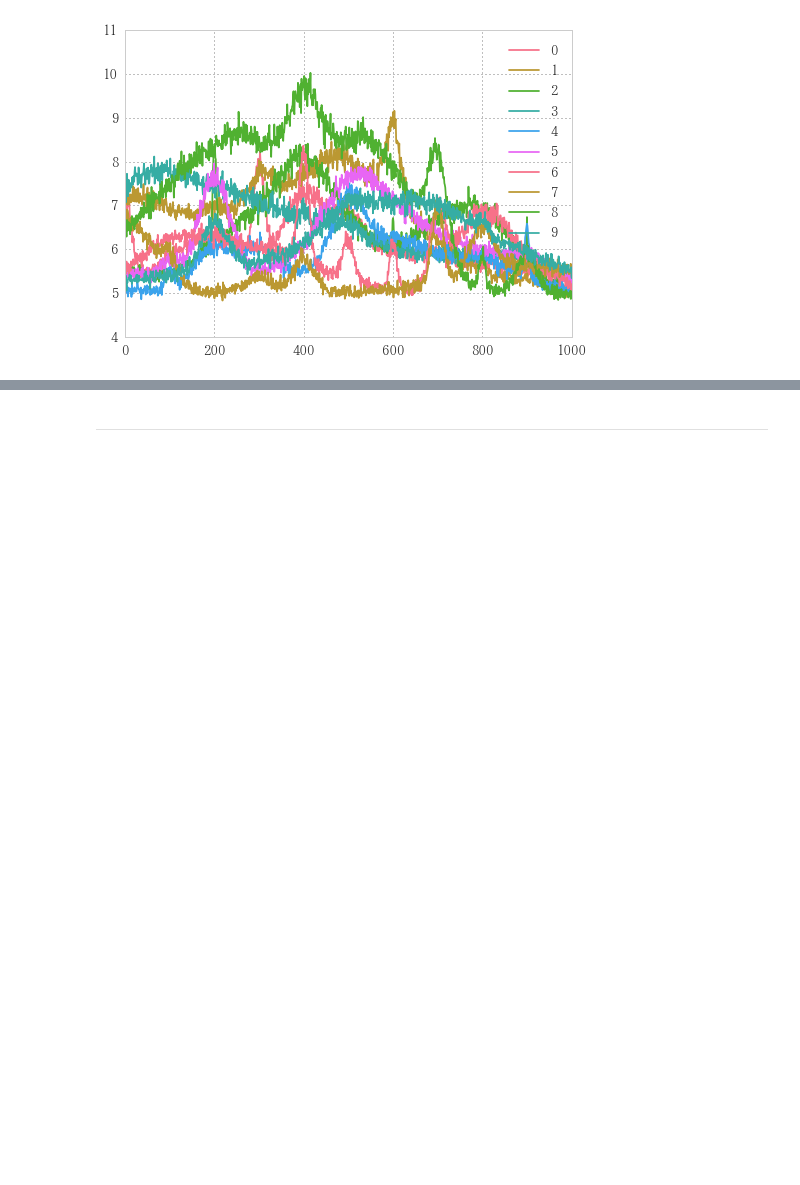
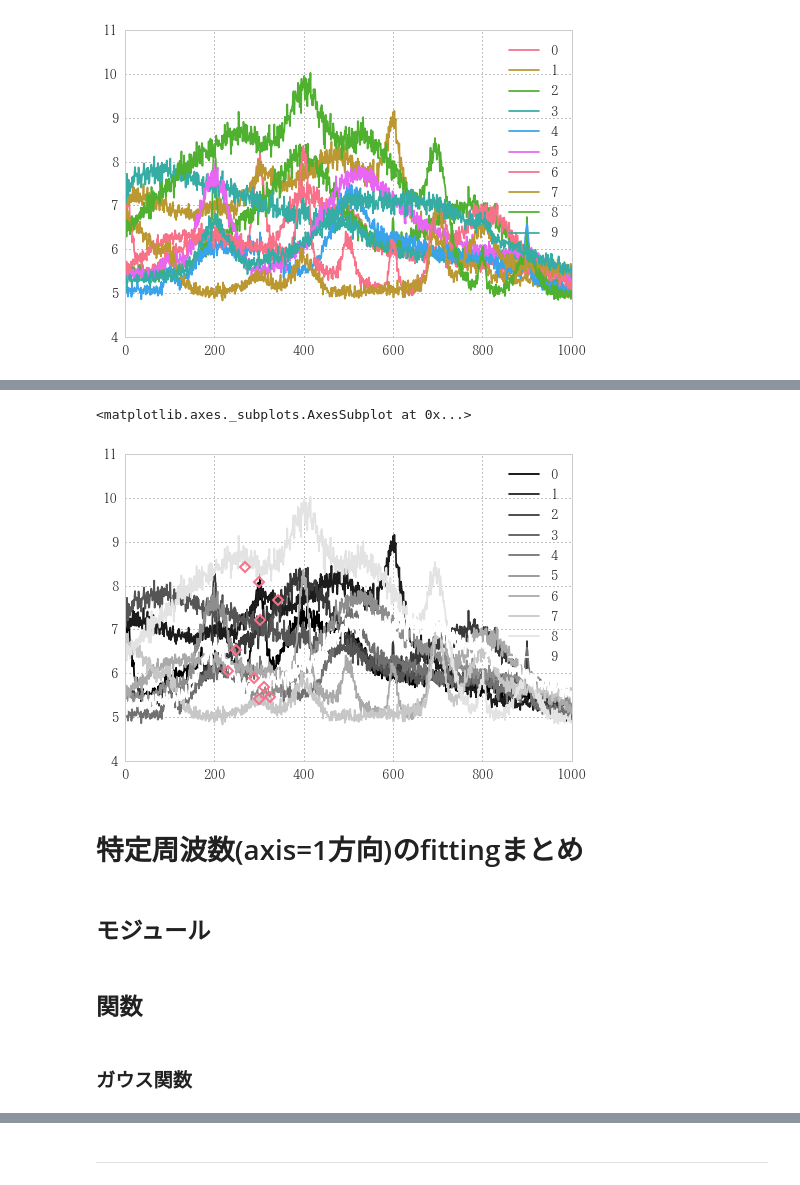
Before and after one commit to u1and0/SAtraceFit, a Jupyter notebook: fit_lab/fit_lab.ipynb, the cells around one changed output, grey strips where cells are left out. Cells and saved outputs as stored; diff of their text form; code cells hidden in the pictures; blank space fills up the shorter version.

```diff
--- a/fit_lab/fit_lab.ipynb
+++ b/fit_lab/fit_lab.ipynb
@@ -429,3 +430,5 @@ result = pd.DataFrame((i[0] for i in fita), columns=['a', 'mu', 'si', 'nf']); re
 | 9 | -5964.081997 | 311.716322 | 6258.829441 | 5969.772154 |
 # %% [markdown]
 フィッティング結果のデータフレーム
+# %%
+result = np.array([i[0] for i in fita]); result
@@ -488,0 +471,2 @@ Bfit
+# %%
+defit = lambda row: (row[1], row[0]+row[3])
@@ -488,0 +479,2 @@ Bfit
+# %%
+plt_pnt = np.apply_along_axis(defit, 1, result); plt_pnt
@@ -488,0 +492,2 @@ Bfit
+# %%
+plt_pnt_se = pd.Series(plt_pnt.T[1], index=plt_pnt.T[0]); plt_pnt_se
@@ -488,0 +506,10 @@ Bfit
+# %%
+df.T.plot(cmap='gray')
+plt_pnt_se.plot(style='D', mew=2, fillstyle='none')
+# %% [output]
+<matplotlib.axes._subplots.AxesSubplot at 0x...>
+[figure, added]
+# %% [markdown]
+# 特定周波数(axis=1方向)のfittingまとめ
+# %% [markdown]
+## モジュール
@@ -488,0 +520,4 @@ Bfit
+# %% [markdown]
+## 関数
+# %% [markdown]
+### ガウス関数
```
Also changed, not shown: parts of 42 cells of this notebook, 27 other files.
